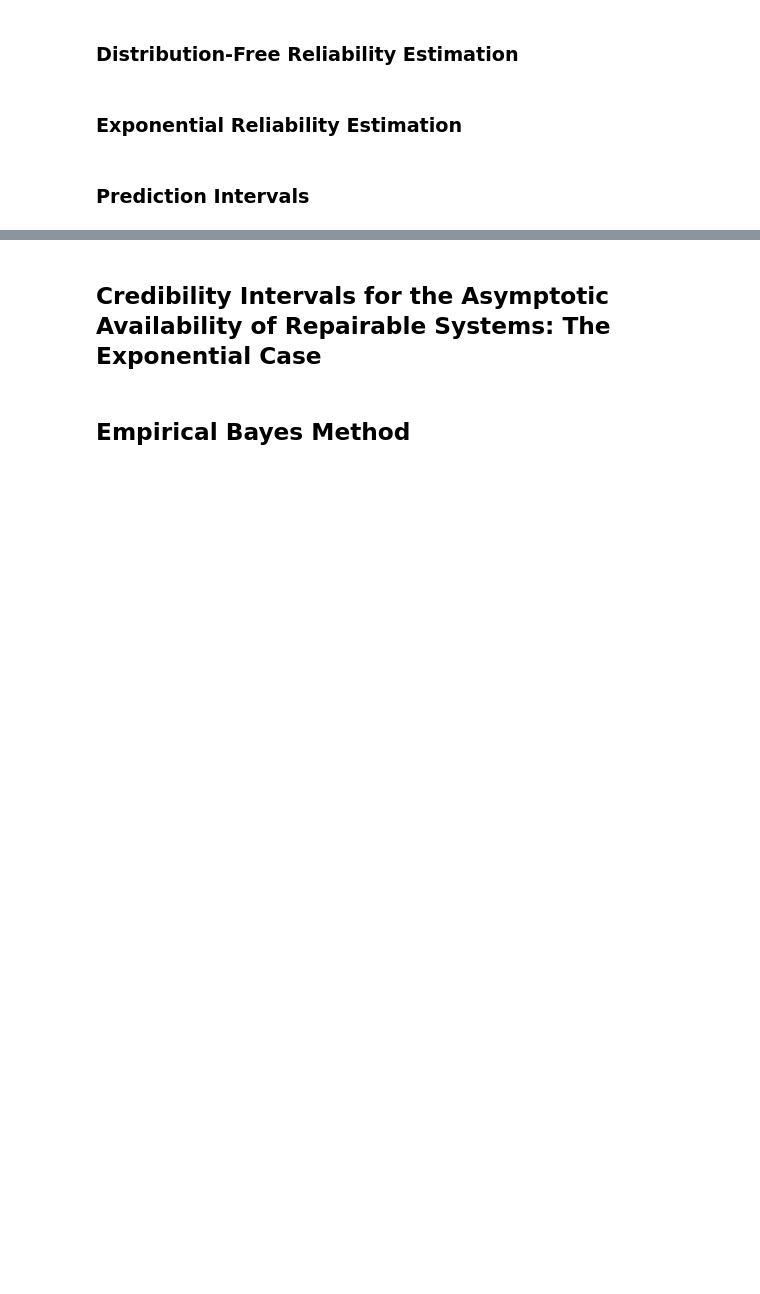
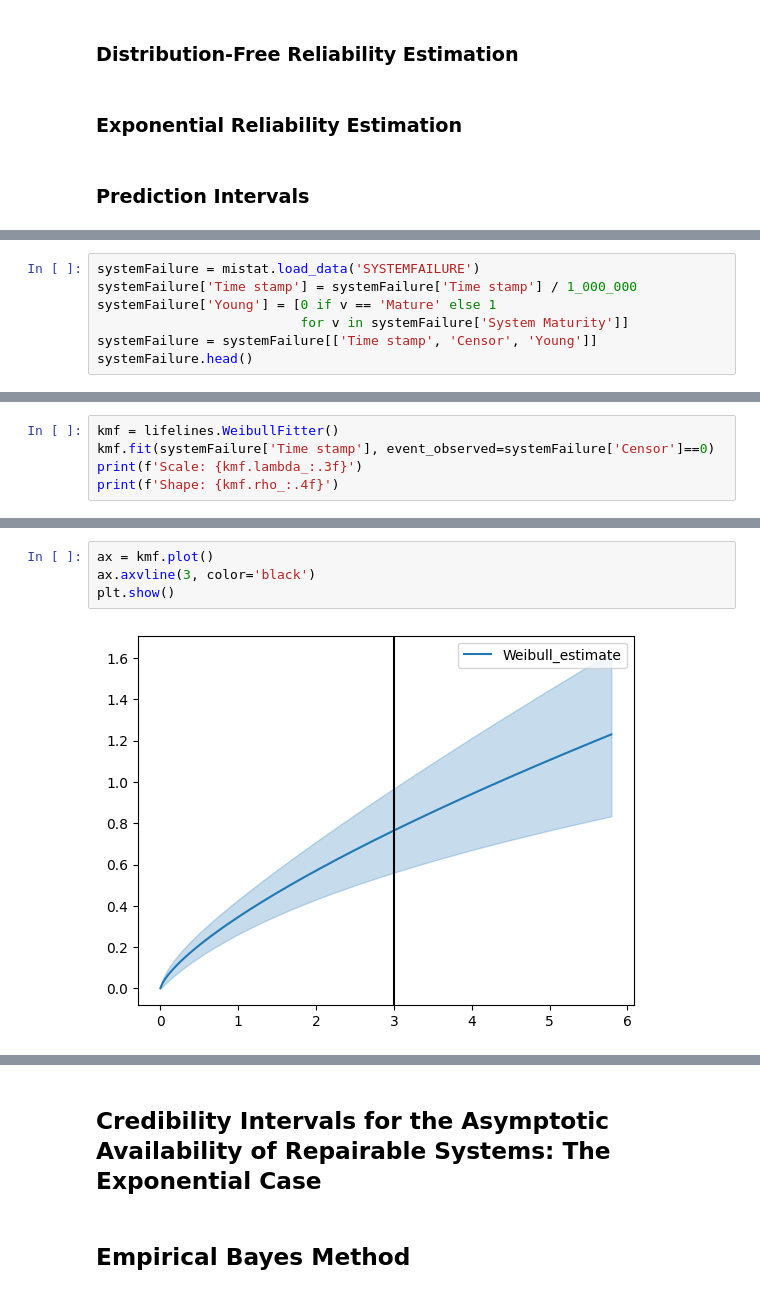
Before and after one commit to gedeck/mistat-code-solutions, a Jupyter notebook: IndustrialStatistics/notebooks/Chap010.ipynb, the cells around one changed output, grey strips where cells are left out. Drawn from its saved outputs; the diff is of its cells as text; blank space fills up the shorter version.

```diff
--- a/IndustrialStatistics/notebooks/Chap010.ipynb
+++ b/IndustrialStatistics/notebooks/Chap010.ipynb
@@ -87,0 +92,7 @@ Updated beta distributions:
+# %%
+systemFailure = mistat.load_data('SYSTEMFAILURE')
+systemFailure['Time stamp'] = systemFailure['Time stamp'] / 1_000_000
+systemFailure['Young'] = [0 if v == 'Mature' else 1
+                          for v in systemFailure['System Maturity']]
+systemFailure = systemFailure[['Time stamp', 'Censor', 'Young']]
+systemFailure.head()
@@ -87,0 +106,5 @@ Updated beta distributions:
+# %%
+kmf = lifelines.WeibullFitter()
+kmf.fit(systemFailure['Time stamp'], event_observed=systemFailure['Censor']==0)
+print(f'Scale: {kmf.lambda_:.3f}')
+print(f'Shape: {kmf.rho_:.4f}')
@@ -87,0 +126,6 @@ Updated beta distributions:
+# %%
+ax = kmf.plot()
+ax.axvline(3, color='black')
+plt.show()
+# %% [output]
+[figure, added]
```
Also changed, not shown: parts of 22 cells of this notebook, 36 other files.
